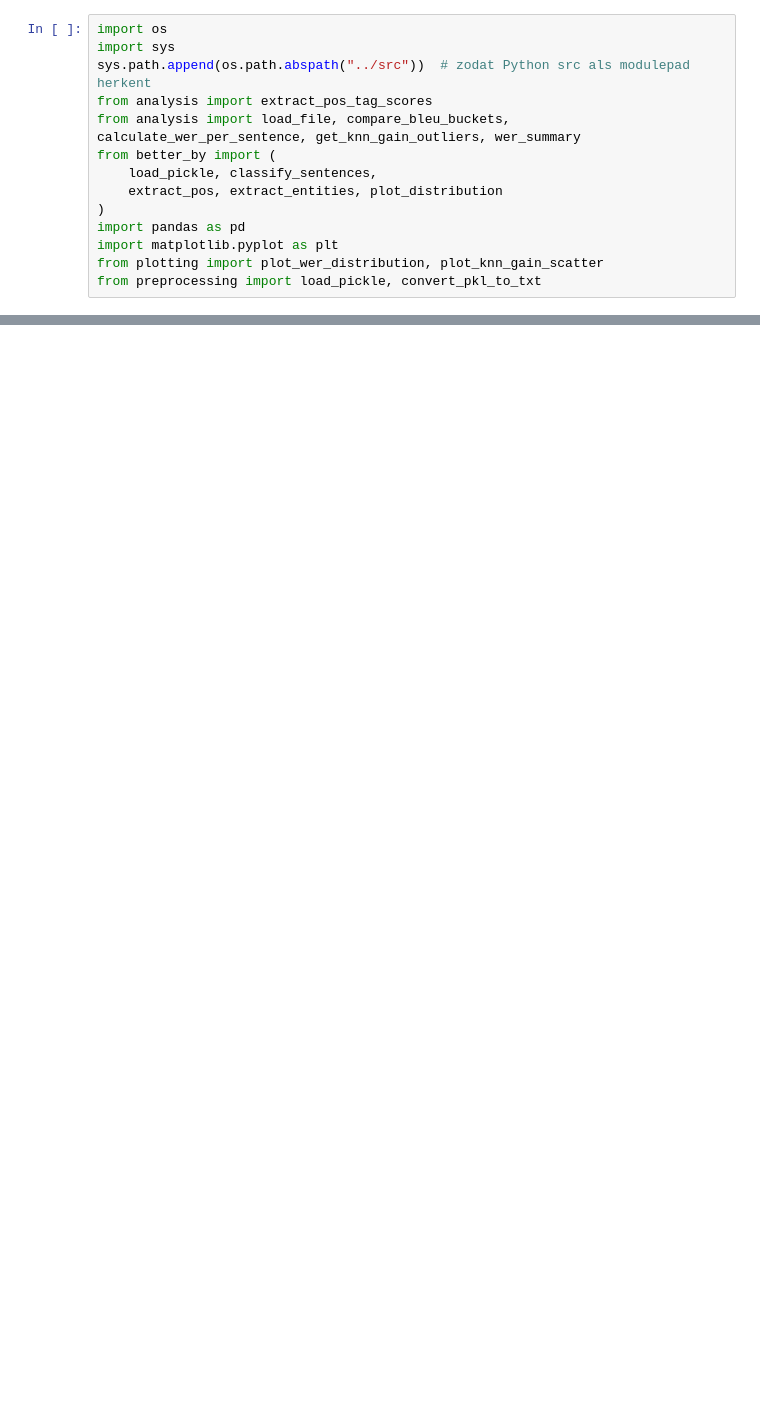
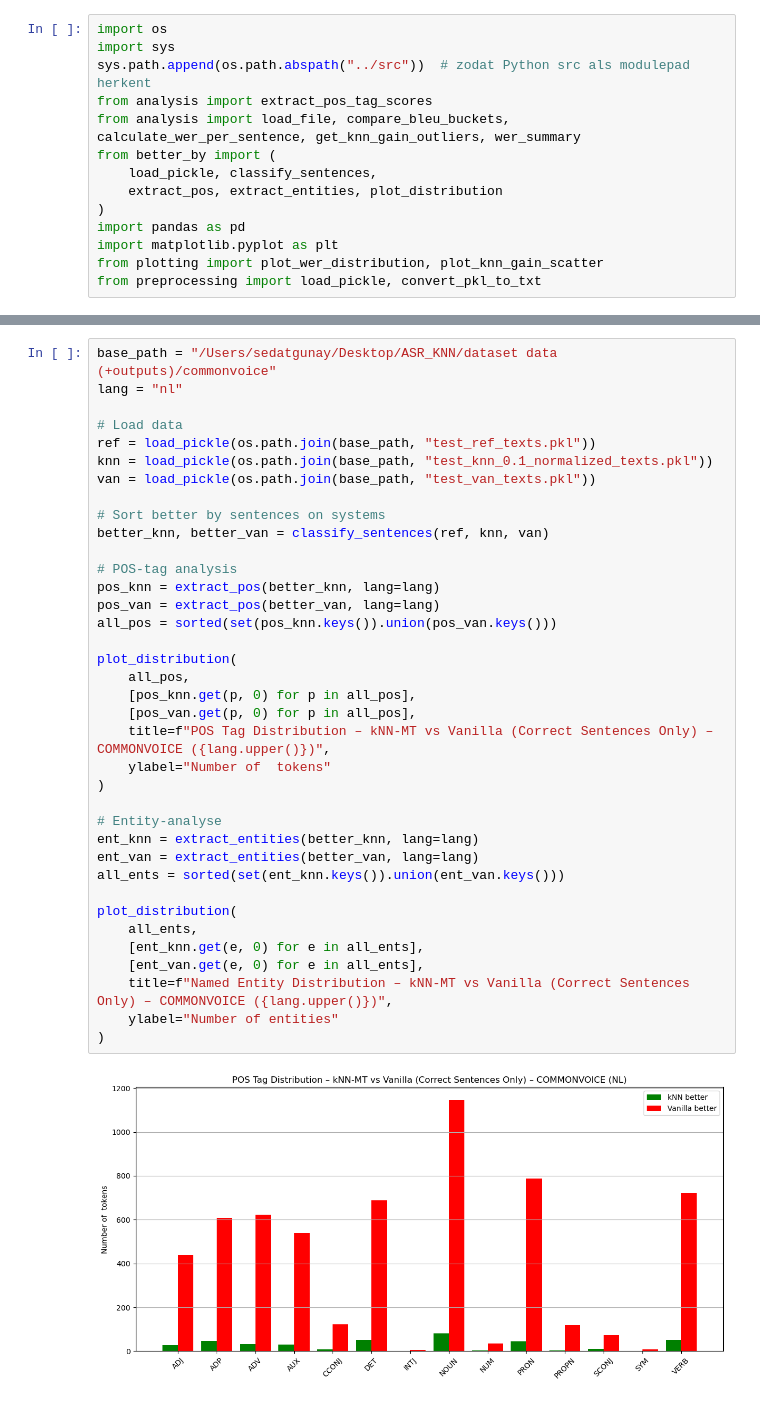
Before and after one commit to SedatGunay/kNN-MT, a Jupyter notebook: notebooks/num_commonvoice.ipynb, the cells around one changed output, grey strips where cells are left out. Drawn from its saved outputs; the diff is of its cells as text; blank space fills up the shorter version.

```diff
--- a/notebooks/num_commonvoice.ipynb
+++ b/notebooks/num_commonvoice.ipynb
@@ -51,0 +83,39 @@ df_bleu.style.background_gradient(cmap="RdYlGn_r", subset=["Verschil (sys1 - sys
+# %%
+base_path = "/Users/sedatgunay/Desktop/ASR_KNN/dataset data (+outputs)/commonvoice"
+lang = "nl"
+
+# Load data
+ref = load_pickle(os.path.join(base_path, "test_ref_texts.pkl"))
+knn = load_pickle(os.path.join(base_path, "test_knn_0.1_normalized_texts.pkl"))
+van = load_pickle(os.path.join(base_path, "test_van_texts.pkl"))
+
+# Sort better by sentences on systems
+better_knn, better_van = classify_sentences(ref, knn, van)
+
+# POS-tag analysis
+pos_knn = extract_pos(better_knn, lang=lang)
+pos_van = extract_pos(better_van, lang=lang)
+all_pos = sorted(set(pos_knn.keys()).union(pos_van.keys()))
+
+plot_distribution(
+    all_pos,
+    [pos_knn.get(p, 0) for p in all_pos],
+    [pos_van.get(p, 0) for p in all_pos],
+    title=f"POS Tag Distribution – kNN-MT vs Vanilla (Correct Sentences Only) – COMMONVOICE ({lang.upper()})",
+    ylabel="Number of  tokens"
+)
+
+# Entity-analyse
+ent_knn = extract_entities(better_knn, lang=lang)
+ent_van = extract_entities(better_van, lang=lang)
+all_ents = sorted(set(ent_knn.keys()).union(ent_van.keys()))
+
+plot_distribution(
+    all_ents,
+    [ent_knn.get(e, 0) for e in all_ents],
+    [ent_van.get(e, 0) for e in all_ents],
+    title=f"Named Entity Distribution – kNN-MT vs Vanilla (Correct Sentences Only) – COMMONVOICE ({lang.upper()})",
+    ylabel="Number of entities"
+)
+# %% [output]
+[figure, added]
```
Also changed, not shown: parts of 7 cells of this notebook, 4 other files.
